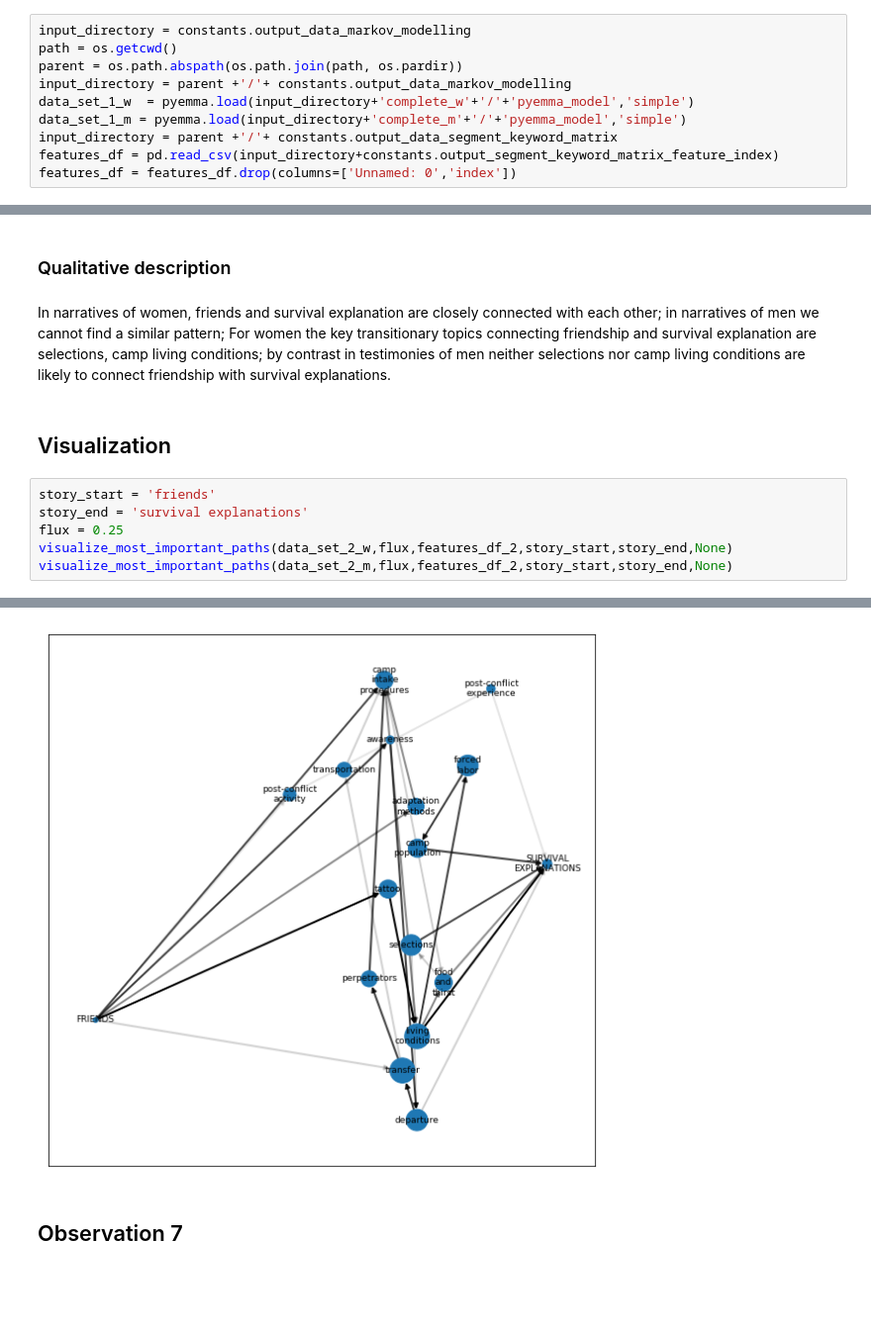
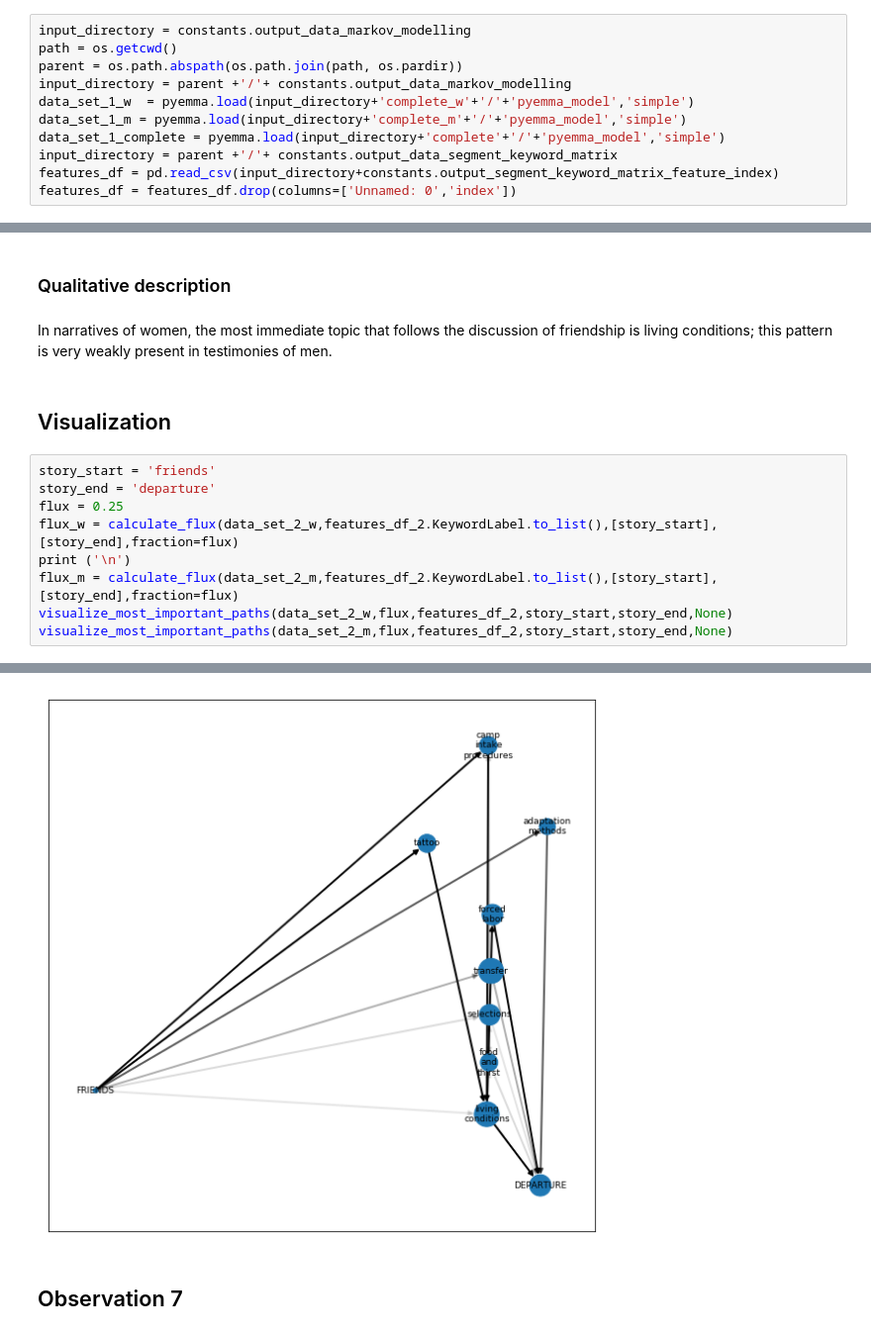
Before and after one commit to toth12/vha_auschwitz_report, a Jupyter notebook: notebooks/7_Narrative_Flow_of_Men_and_Women.ipynb, the cells around one changed output, grey strips where cells are left out. Shown at 99% size. Cells and saved outputs as stored; diff of their text form; blank space fills up the shorter version.

Commit message:
Data analysis finished

```diff
--- a/notebooks/7_Narrative_Flow_of_Men_and_Women.ipynb
+++ b/notebooks/7_Narrative_Flow_of_Men_and_Women.ipynb
@@ -49,6 +49,7 @@ parent = os.path.abspath(os.path.join(path, os.pardir))
 input_directory = parent +'/'+ constants.output_data_markov_modelling
 data_set_1_w  = pyemma.load(input_directory+'complete_w'+'/'+'pyemma_model','simple')
 data_set_1_m = pyemma.load(input_directory+'complete_m'+'/'+'pyemma_model','simple')
+data_set_1_complete = pyemma.load(input_directory+'complete'+'/'+'pyemma_model','simple')
 input_directory = parent +'/'+ constants.output_data_segment_keyword_matrix
 features_df = pd.read_csv(input_directory+constants.output_segment_keyword_matrix_feature_index)
 features_df = features_df.drop(columns=['Unnamed: 0','index'])
@@ -164,14 +324,17 @@ visualize_most_important_paths(data_set_2_m,flux,features_df_2,story_start,story
 ## Observation 6
 # %% [markdown]
 ### Qualitative description
-# %% [markdown]
-In narratives of women, friends and survival explanation are closely connected with each other; in narratives of men we cannot find a similar pattern; For women the key transitionary topics connecting friendship and survival explanation are selections, camp living conditions; by contrast in testimonies of men neither selections nor camp living conditions are likely to connect friendship with survival explanations.
+# %% [markdown]
+In narratives of women, the most immediate topic that follows the discussion of friendship is living conditions; this pattern is very weakly present in testimonies of men.
 # %% [markdown]
 ## Visualization
 # %%
 story_start = 'friends'
-story_end = 'survival explanations'
+story_end = 'departure'
 flux = 0.25
+flux_w = calculate_flux(data_set_2_w,features_df_2.KeywordLabel.to_list(),[story_start],[story_end],fraction=flux)
+print ('\n')
+flux_m = calculate_flux(data_set_2_m,features_df_2.KeywordLabel.to_list(),[story_start],[story_end],fraction=flux)
 visualize_most_important_paths(data_set_2_w,flux,features_df_2,story_start,story_end,None)
 visualize_most_important_paths(data_set_2_m,flux,features_df_2,story_start,story_end,None)
 # %% [output]
@@ -181,3 +359,3 @@ visualize_most_important_paths(data_set_2_m,flux,features_df_2,story_start,story
-[figure, old version]
+[figure, new version]
 # %% [markdown]
 ## Observation 7
```
Also changed, not shown: parts of 119 cells of this notebook, 5 other files.
